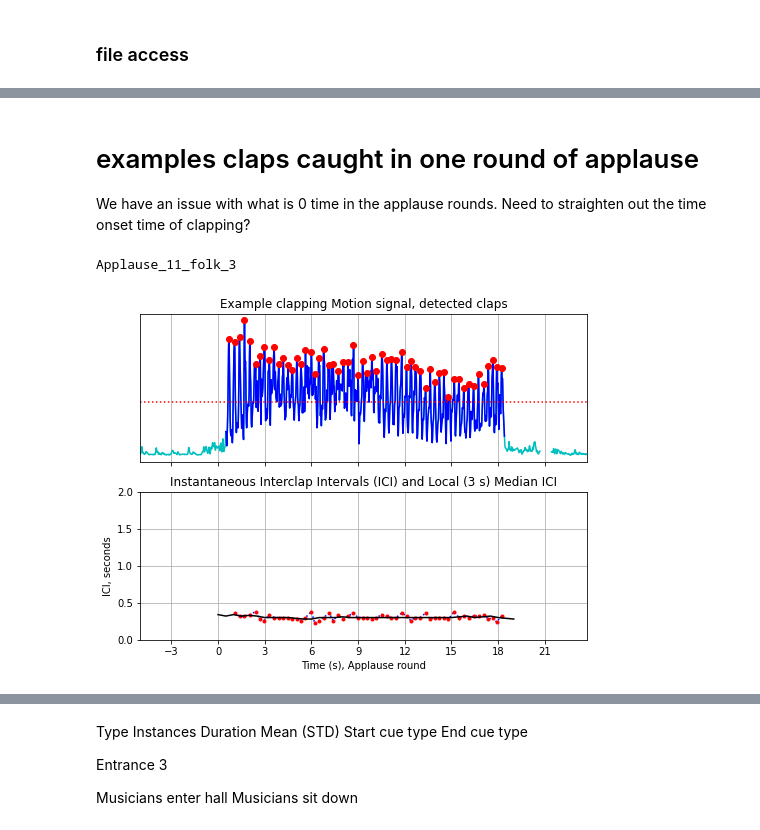
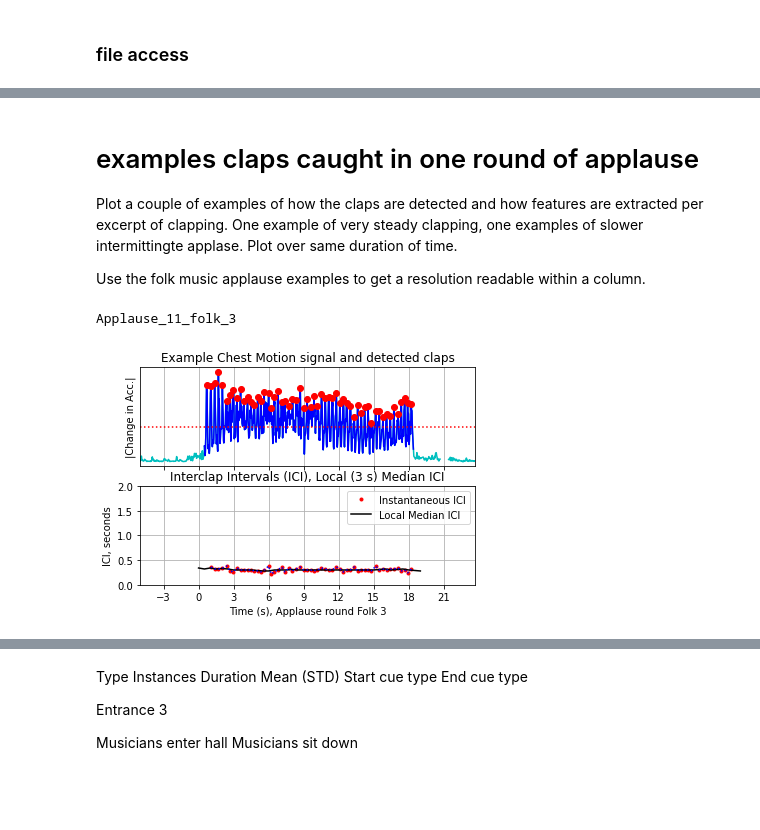
Before and after one commit to finn42/Clapping_Coordination, a Jupyter notebook: Applause_DSQ_MSM.ipynb, the cells around one changed output, grey strips where cells are left out. Saved outputs shown, nothing was run; the diff lists cells and outputs as text; code cells hidden in the pictures; blank space fills up the shorter version.

Commit message:
New paper plots and updated timings

```diff
--- a/Applause_DSQ_MSM.ipynb
+++ b/Applause_DSQ_MSM.ipynb
@@ -157,7 +160,3 @@ os.listdir(claps_folder+'clapping_peaks/')
  'Applause_5_entre_2_peaks.csv',
  'Applause_7_entre_3_peaks.csv',
  'Applause_14_speech_3_peaks.csv']
-# %% [markdown]
-# examples claps caught in one round of applause
-We have an issue with what is 0 time in the applause rounds.
-Need to straighten out the time onset time of clapping?
@@ -164,2 +177,8 @@ Need to straighten out the time onset time of clapping?
+# %% [markdown]
+# examples claps caught in one round of applause
+Plot a couple of examples of how the claps are detected and how features are extracted per excerpt of clapping.
+One example of very steady clapping, one examples of slower intermittingte applase. Plot over same duration of time.
+
+Use the folk music applause examples to get a resolution readable within a column.
 # %%
 app_int = 11
@@ -232,39 +251,45 @@ for samp in range(len(sampletimes)):
     sub_claps = df_OnlyClaps.loc[t_0-t_interval:t_0+t_interval,:] # Excerpt of claps
 #         clap_stats = []
     cols = sub_claps.columns
     these_claps = pd.Series(index = df_OnlyClaps.columns,dtype='float64')
     for partn in cols:
         ici = pd.Series(sub_claps.loc[sub_claps.loc[:,partn]>0].index,dtype='float64').diff()
         if ici.notna().sum()>1:
             these_claps[partn]=np.nanmedian(ici)
     Clap_Feats.loc[t_0,:] = these_claps
 
 ici = pd.Series(index = s_plot.index, data = s_plot.index,dtype='float64').diff()
 
 # plot
-f, a = plt.subplots(2,1,figsize=(8,6),sharex = True)
+f, a = plt.subplots(2,1,figsize=(6,4),sharex = True)
 ax = a[0]
 ax.plot(df_motion[partID],'c',sig, 'b-', sig_peaks, 'ro')
 ax.plot([sig.index[0],sig.index[-1]],[thr, thr],'r:')
 ax.set_yticks([])
 
-ax.set_title('Example clapping Motion signal, detected claps' )
+ax.set_title('Example Chest Motion signal and detected claps' )
+ax.set_ylabel('|Change in Acc.|')
 ax.grid()
 
 ax = a[1]
-ax.plot(ici,'b:',ici,'r.',Clap_Feats.loc[:,partID],'k-')
-ax.set_title('Instantaneous Interclap Intervals (ICI) and Local (3 s) Median ICI' )
-ax.set_xlabel('Time (s), Applause round')
+#ax.plot(ici,'b:',ici,'r.',Clap_Feats.loc[:,partID],'k-')
+ax.plot(ici,'r.',label='Instantaneous ICI')
+ax.plot(Clap_Feats.loc[:,partID],'k-',label='Local Median ICI')
+ax.plot(ici,'b:')
+
+ax.set_title('Interclap Intervals (ICI), Local (3 s) Median ICI' )
+ax.set_xlabel('Time (s), Applause round Folk 3')
 ax.set_xticks(range(-3,round(sig.index.max()),3))
 ax.set_xlim([sig.index.min(),sig.index.max()])
 ax.set_ylim([0,2])
 ax.set_ylabel('ICI, seconds')
 ax.grid()
+ax.legend()
 
 plt.savefig('./plots/'+partID+'_clapping_demo.png',bbox_inches = 'tight',dpi = 300)
 plt.show()
 # %% [output]
-[figure, old version]
+[figure, new version]
 # %%
 # Example of steps
 app_int = 5
```
Also changed, not shown: parts of 136 cells of this notebook, 41 other files.
